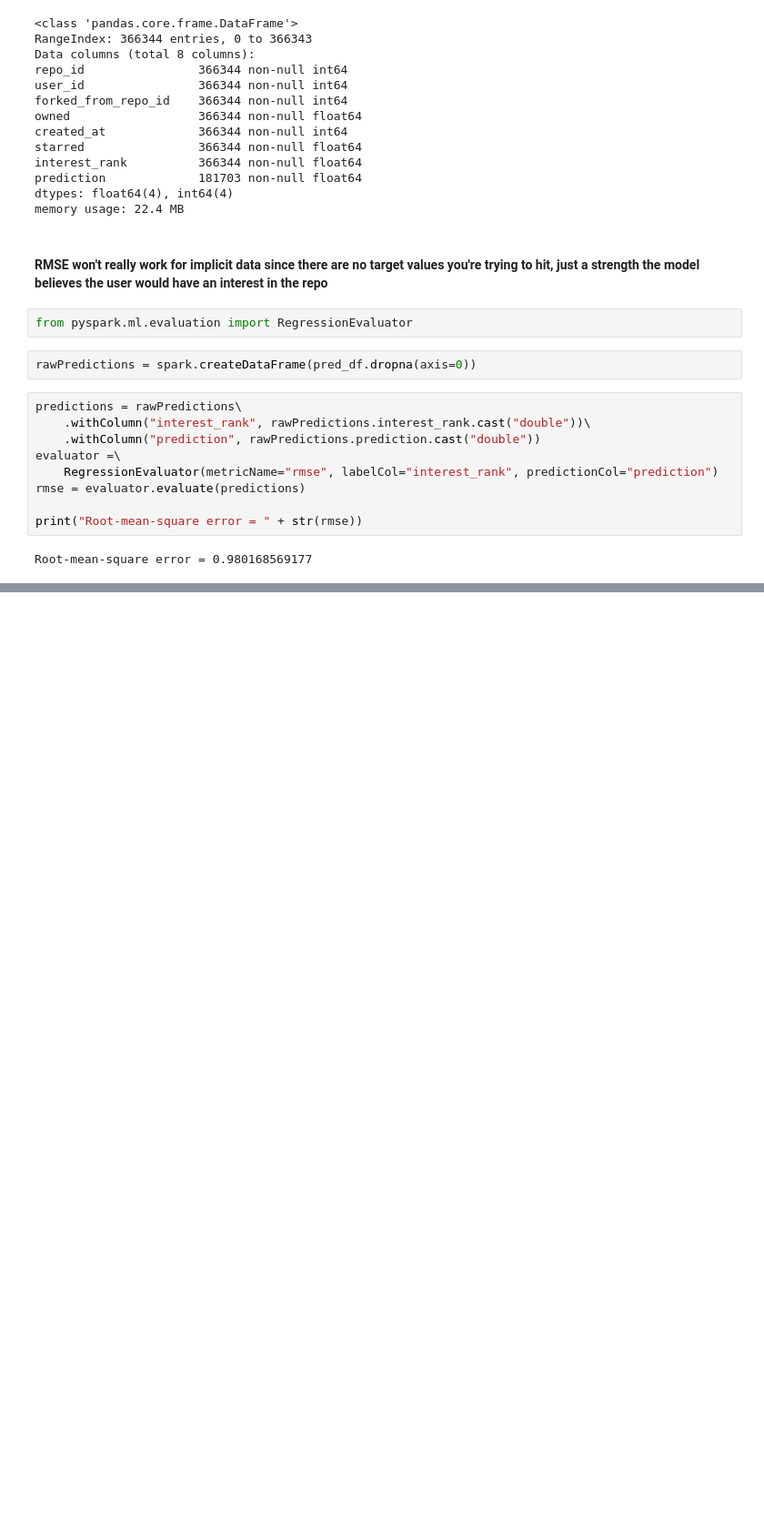
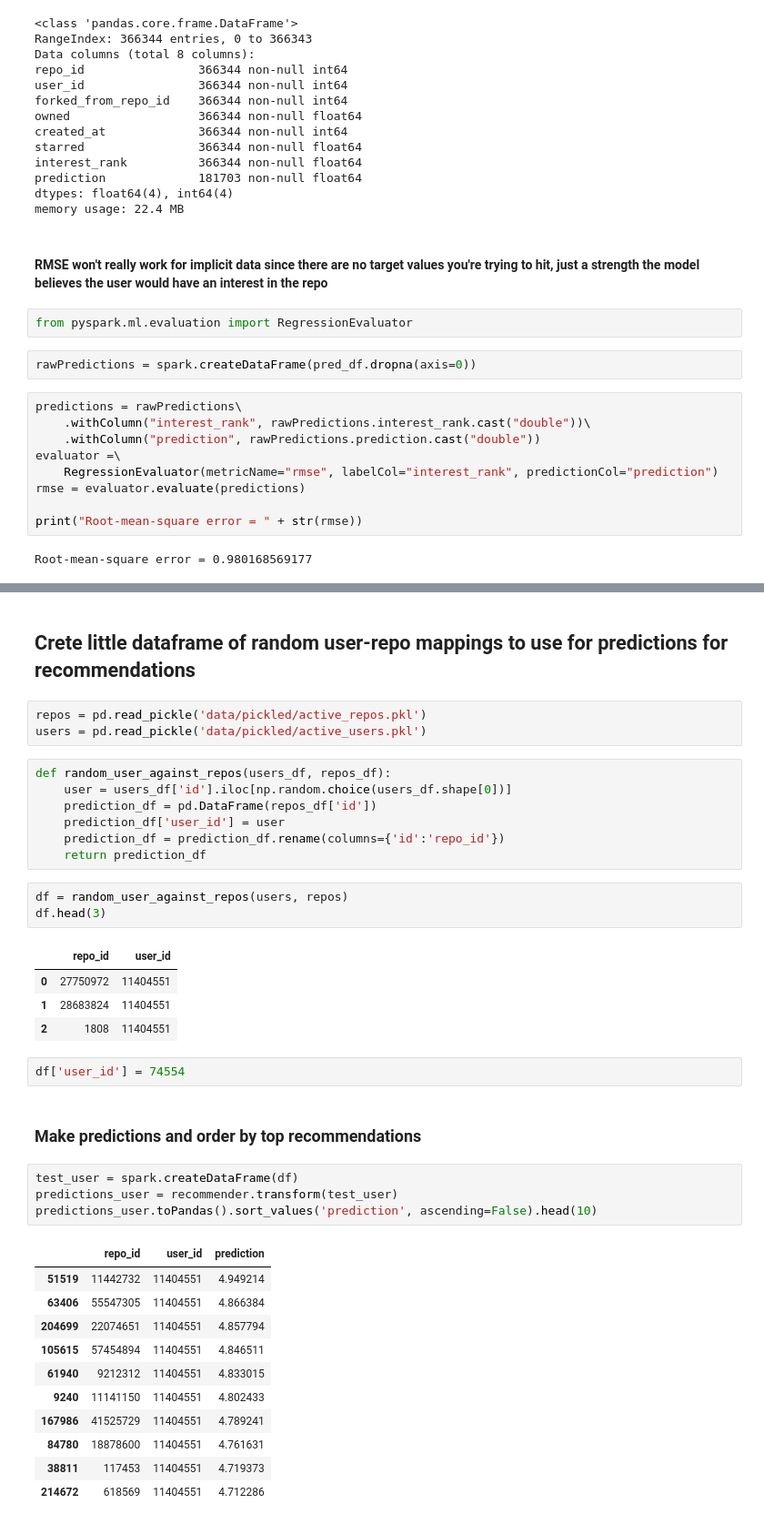
Before and after one commit to caitriggs/github-collaborator, a Jupyter notebook: ALS_modeling.ipynb, the cells around one changed output, grey strips where cells are left out. Shown: that part at 91% size. Cells and saved outputs as stored; diff of their text form; blank space fills up the shorter version.

```diff
--- a/ALS_modeling.ipynb
+++ b/ALS_modeling.ipynb
@@ -369,0 +422,40 @@ AttributeError: 'ALS' object has no attribute 'recommendForAllUsers'
+# %% [markdown]
+## Crete little dataframe of random user-repo mappings to use for predictions for recommendations
+# %%
+repos = pd.read_pickle('data/pickled/active_repos.pkl')
+users = pd.read_pickle('data/pickled/active_users.pkl')
+# %%
+def random_user_against_repos(users_df, repos_df):
+    user = users_df['id'].iloc[np.random.choice(users_df.shape[0])]
+    prediction_df = pd.DataFrame(repos_df['id'])
+    prediction_df['user_id'] = user
+    prediction_df = prediction_df.rename(columns={'id':'repo_id'})
+    return prediction_df
+# %%
+df = random_user_against_repos(users, repos)
+df.head(3)
+# %% [output]
+|  | repo_id | user_id |
+| 0 | 27750972 | 11404551 |
+| 1 | 28683824 | 11404551 |
+| 2 | 1808 | 11404551 |
+# %%
+df['user_id'] = 74554
+# %% [markdown]
+### Make predictions and order by top recommendations
+# %%
+test_user = spark.createDataFrame(df)
+predictions_user = recommender.transform(test_user)
+predictions_user.toPandas().sort_values('prediction', ascending=False).head(10)
+# %% [output]
+|  | repo_id | user_id | prediction |
+| 51519 | 11442732 | 11404551 | 4.949214 |
+| 63406 | 55547305 | 11404551 | 4.866384 |
+| 204699 | 22074651 | 11404551 | 4.857794 |
+| 105615 | 57454894 | 11404551 | 4.846511 |
+| 61940 | 9212312 | 11404551 | 4.833015 |
+| 9240 | 11141150 | 11404551 | 4.802433 |
+| 167986 | 41525729 | 11404551 | 4.789241 |
+| 84780 | 18878600 | 11404551 | 4.761631 |
+| 38811 | 117453 | 11404551 | 4.719373 |
+| 214672 | 618569 | 11404551 | 4.712286 |
```
Also changed, not shown: parts of 16 cells of this notebook, 2 other files.
